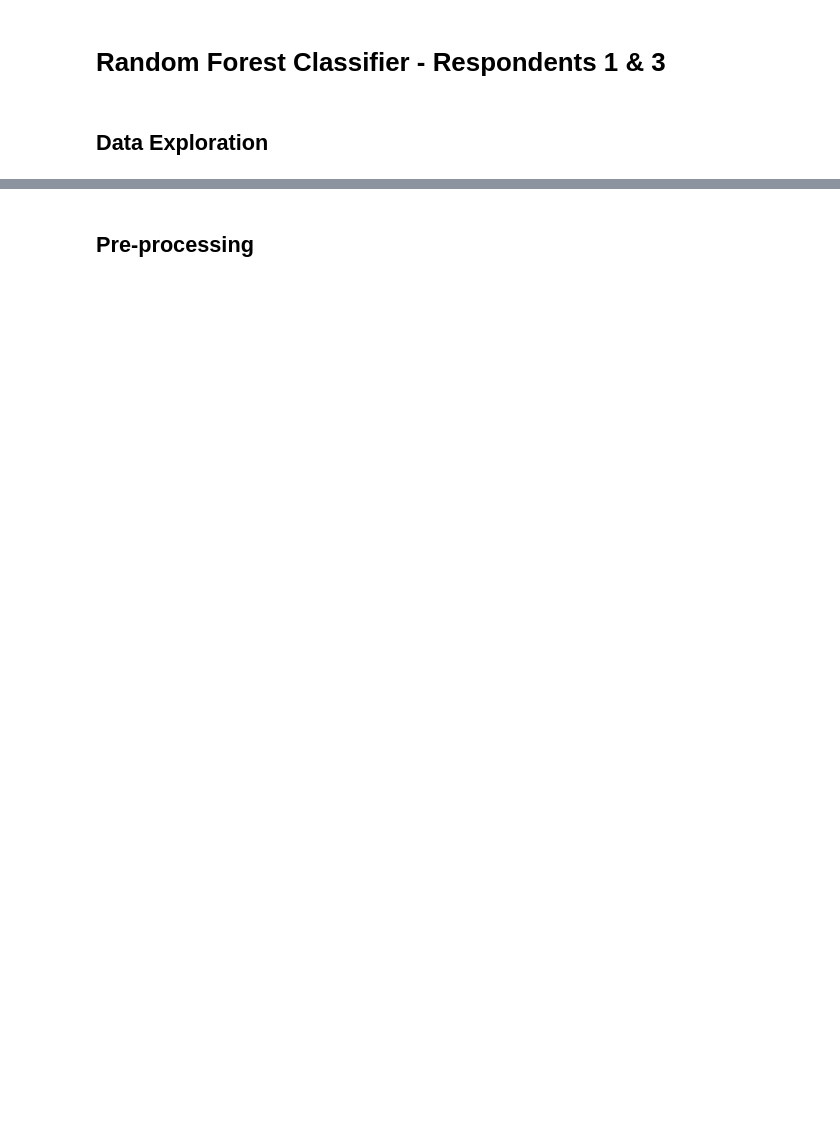
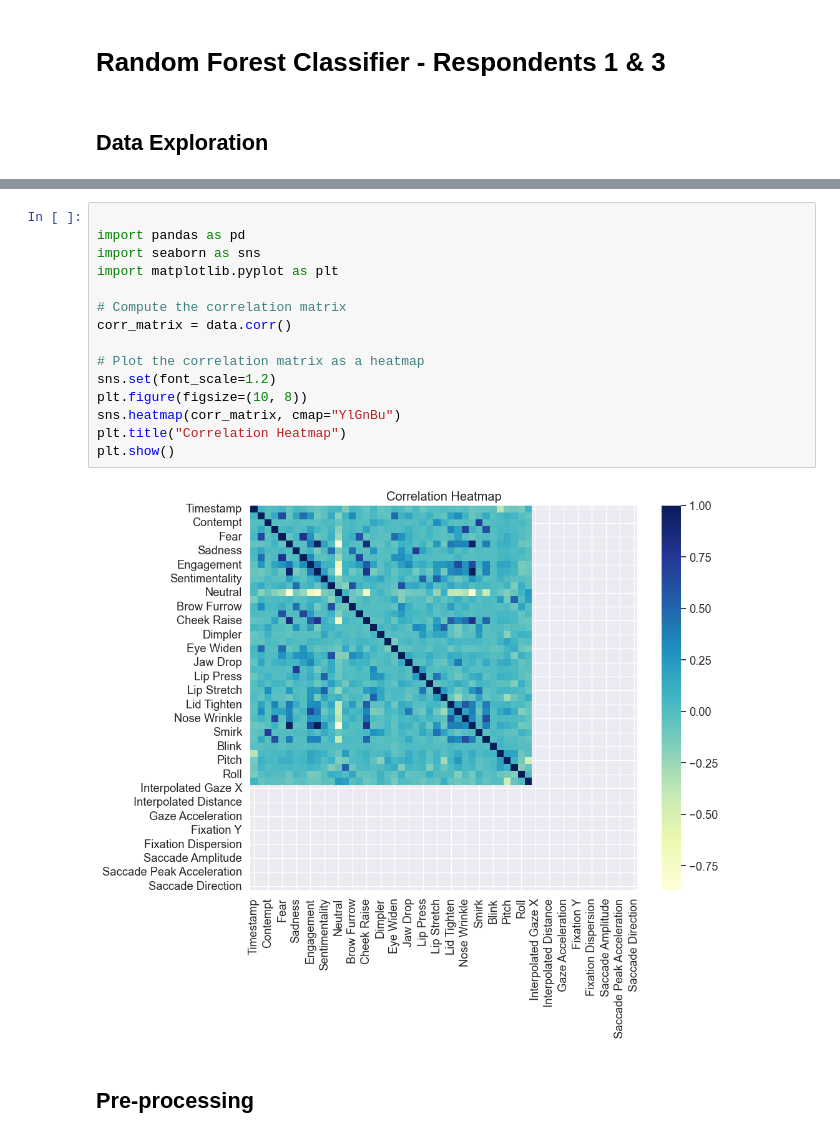
Before and after one commit to litalshl/classifiers, a Jupyter notebook: random forest classifier.ipynb, the cells around one changed output, grey strips where cells are left out. Drawn from its saved outputs; the diff is of its cells as text; blank space fills up the shorter version.

```diff
--- a/random forest classifier.ipynb
+++ b/random forest classifier.ipynb
@@ -51,3 +51,20 @@ Number of NaN values in 'Cognitive Task' column:  0
+# %%
+
+import pandas as pd
+import seaborn as sns
+import matplotlib.pyplot as plt
+
+# Compute the correlation matrix
+corr_matrix = data.corr()
+
+# Plot the correlation matrix as a heatmap
+sns.set(font_scale=1.2)
+plt.figure(figsize=(10, 8))
+sns.heatmap(corr_matrix, cmap="YlGnBu")
+plt.title("Correlation Heatmap")
+plt.show()
+# %% [output]
+[figure, added]
 # %% [markdown]
 <h2>Pre-processing</h2>
 # %%
```
Also changed, not shown: parts of 2 cells of this notebook.
